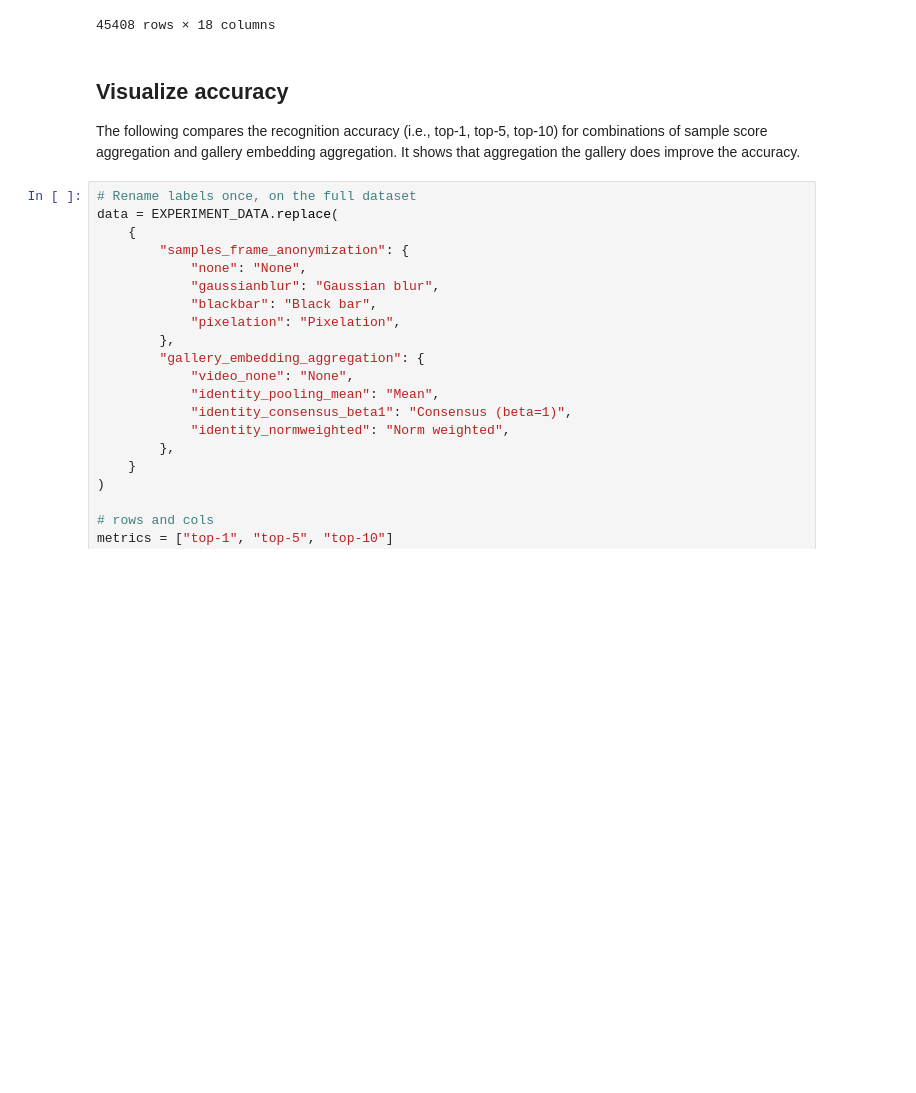
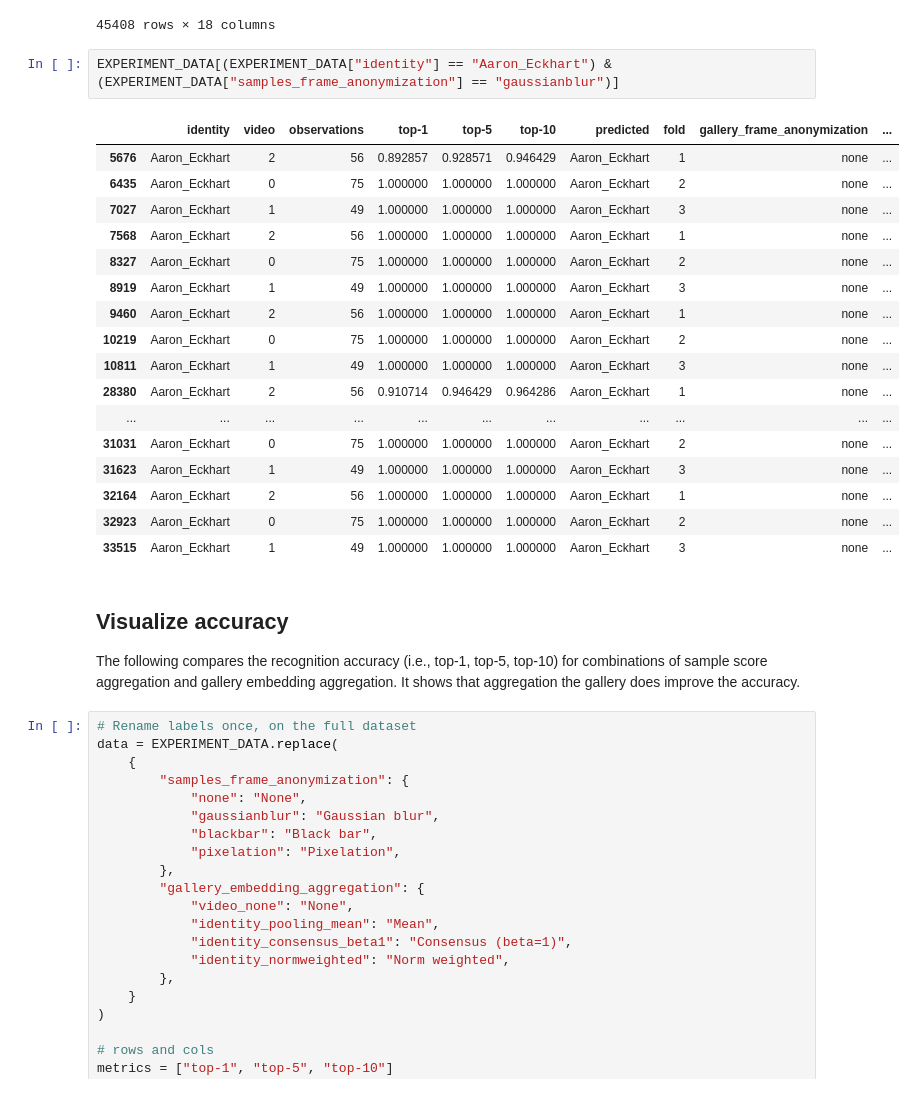
Before and after one commit to wagpa/meles, a Jupyter notebook: src/notebooks/04_experiment_arcface_fusion_levels.ipynb, the cells around one changed output. Cells and saved outputs as stored; diff of their text form; blank space fills up the shorter version.

Commit message:
improve experiment

```diff
--- a/src/notebooks/04_experiment_arcface_fusion_levels.ipynb
+++ b/src/notebooks/04_experiment_arcface_fusion_levels.ipynb
@@ -33,6 +36,26 @@ EXPERIMENT_DATA
 | 45406 | Zoran_Djindjic | 2 | 75 | 0.000000 | 1.000000 | 1.000000 | Choi_Sung-hong | 3 | none | ... |
 | 45407 | Zulfiqar_Ahmed | 4 | 75 | 0.000000 | 0.000000 | 0.000000 | Choi_Sung-hong | 3 | none | ... |
 45408 rows × 18 columns
+# %%
+EXPERIMENT_DATA[(EXPERIMENT_DATA["identity"] == "Aaron_Eckhart") & (EXPERIMENT_DATA["samples_frame_anonymization"] == "gaussianblur")]
+# %% [output]
+|  | identity | video | observations | top-1 | top-5 | top-10 | predicted | fold | gallery_frame_anonymization | ... |
+| 5676 | Aaron_Eckhart | 2 | 56 | 0.892857 | 0.928571 | 0.946429 | Aaron_Eckhart | 1 | none | ... |
+| 6435 | Aaron_Eckhart | 0 | 75 | 1.000000 | 1.000000 | 1.000000 | Aaron_Eckhart | 2 | none | ... |
+| 7027 | Aaron_Eckhart | 1 | 49 | 1.000000 | 1.000000 | 1.000000 | Aaron_Eckhart | 3 | none | ... |
+| 7568 | Aaron_Eckhart | 2 | 56 | 1.000000 | 1.000000 | 1.000000 | Aaron_Eckhart | 1 | none | ... |
+| 8327 | Aaron_Eckhart | 0 | 75 | 1.000000 | 1.000000 | 1.000000 | Aaron_Eckhart | 2 | none | ... |
+| 8919 | Aaron_Eckhart | 1 | 49 | 1.000000 | 1.000000 | 1.000000 | Aaron_Eckhart | 3 | none | ... |
+| 9460 | Aaron_Eckhart | 2 | 56 | 1.000000 | 1.000000 | 1.000000 | Aaron_Eckhart | 1 | none | ... |
+| 10219 | Aaron_Eckhart | 0 | 75 | 1.000000 | 1.000000 | 1.000000 | Aaron_Eckhart | 2 | none | ... |
+| 10811 | Aaron_Eckhart | 1 | 49 | 1.000000 | 1.000000 | 1.000000 | Aaron_Eckhart | 3 | none | ... |
+| 28380 | Aaron_Eckhart | 2 | 56 | 0.910714 | 0.946429 | 0.964286 | Aaron_Eckhart | 1 | none | ... |
+| ... | ... | ... | ... | ... | ... | ... | ... | ... | ... | ... |
+| 31031 | Aaron_Eckhart | 0 | 75 | 1.000000 | 1.000000 | 1.000000 | Aaron_Eckhart | 2 | none | ... |
+| 31623 | Aaron_Eckhart | 1 | 49 | 1.000000 | 1.000000 | 1.000000 | Aaron_Eckhart | 3 | none | ... |
+| 32164 | Aaron_Eckhart | 2 | 56 | 1.000000 | 1.000000 | 1.000000 | Aaron_Eckhart | 1 | none | ... |
+| 32923 | Aaron_Eckhart | 0 | 75 | 1.000000 | 1.000000 | 1.000000 | Aaron_Eckhart | 2 | none | ... |
+| 33515 | Aaron_Eckhart | 1 | 49 | 1.000000 | 1.000000 | 1.000000 | Aaron_Eckhart | 3 | none | ... |
 # %% [markdown]
 ## Visualize accuracy
 
```
Also changed, not shown: parts of 1 cell of this notebook.
